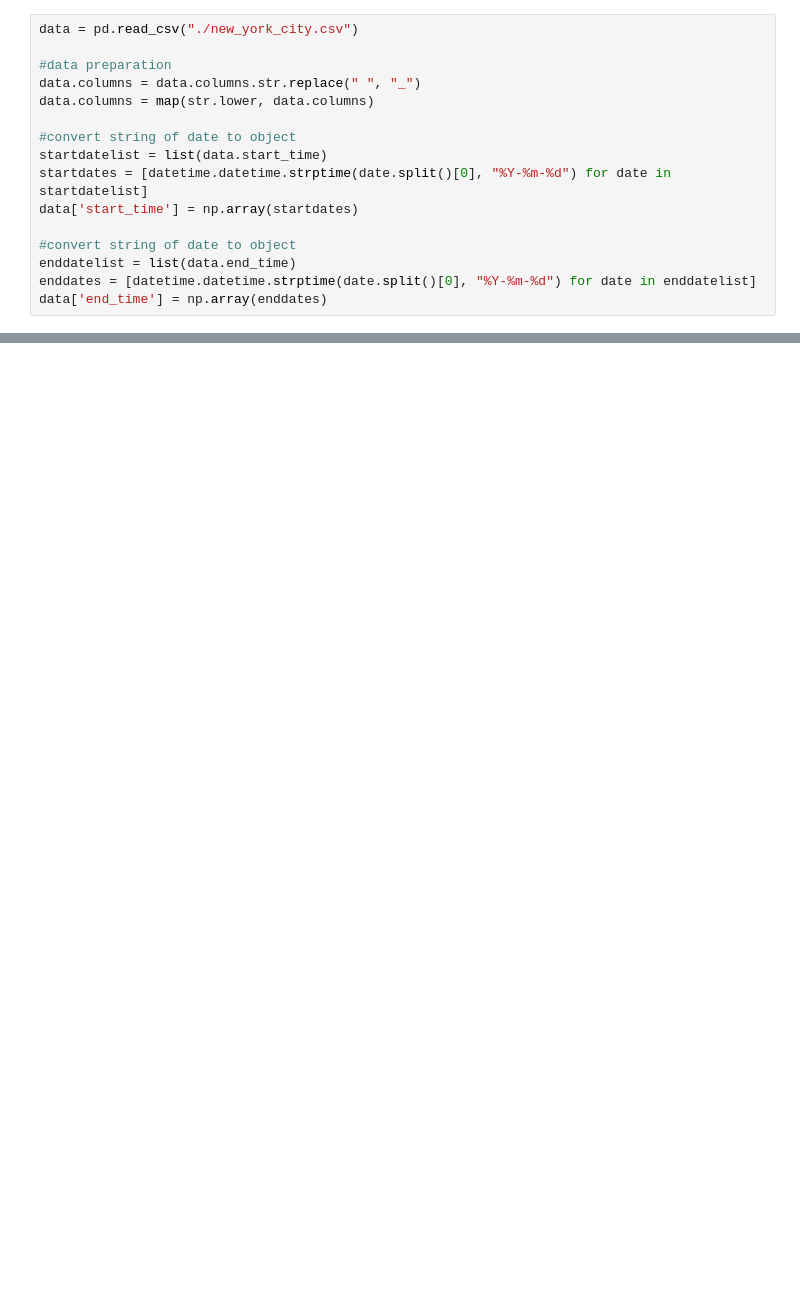
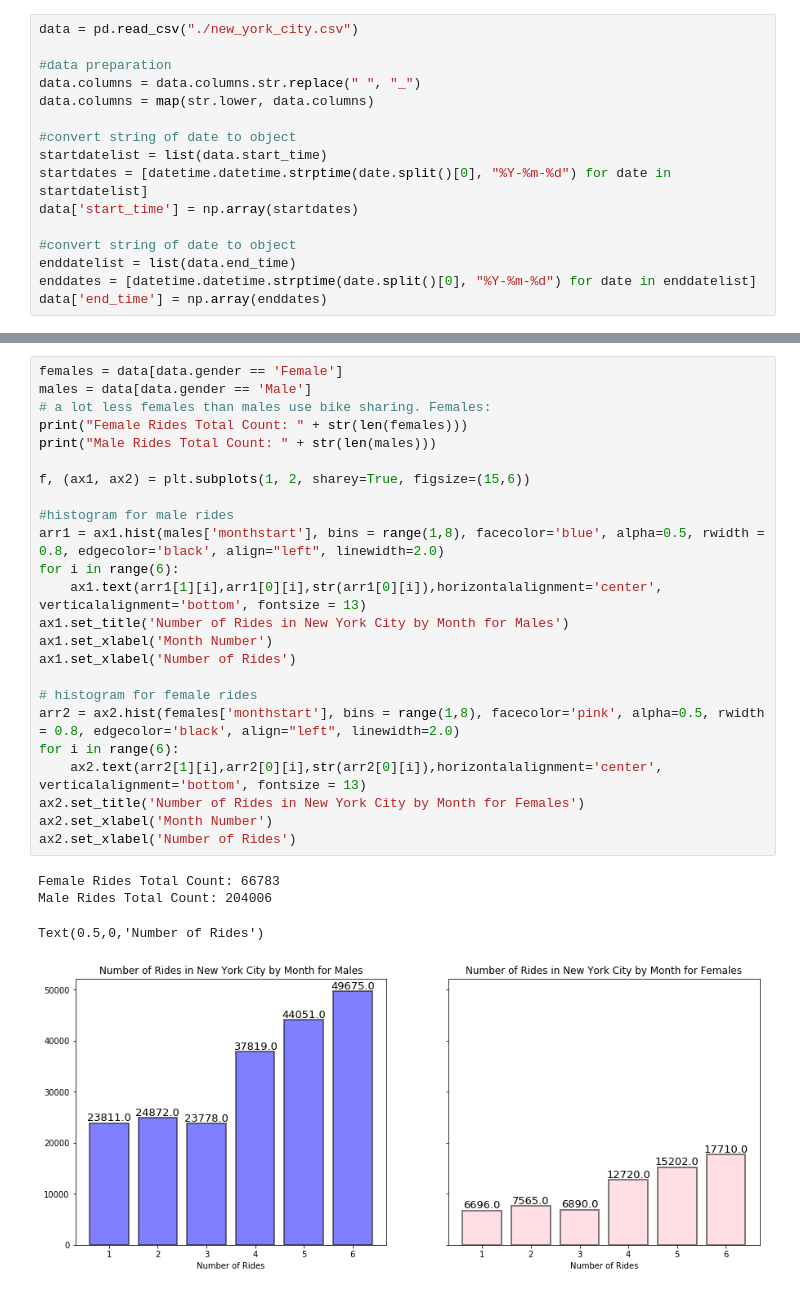
Before and after one commit to jacob-lu/info300final, a Jupyter notebook: Jacob Lu Exploration.ipynb, the cells around one changed output, grey strips where cells are left out. Drawn from its saved outputs; the diff is of its cells as text; blank space fills up the shorter version.

```diff
--- a/Jacob Lu Exploration.ipynb
+++ b/Jacob Lu Exploration.ipynb
@@ -67,0 +41,29 @@ data
+# %%
+females = data[data.gender == 'Female']
+males = data[data.gender == 'Male']
+# a lot less females than males use bike sharing. Females:
+print("Female Rides Total Count: " + str(len(females)))
+print("Male Rides Total Count: " + str(len(males)))
+
+f, (ax1, ax2) = plt.subplots(1, 2, sharey=True, figsize=(15,6))
+
+#histogram for male rides
+arr1 = ax1.hist(males['monthstart'], bins = range(1,8), facecolor='blue', alpha=0.5, rwidth = 0.8, edgecolor='black', align="left", linewidth=2.0)
+for i in range(6):
+    ax1.text(arr1[1][i],arr1[0][i],str(arr1[0][i]),horizontalalignment='center', verticalalignment='bottom', fontsize = 13)
+ax1.set_title('Number of Rides in New York City by Month for Males')
+ax1.set_xlabel('Month Number')
+ax1.set_xlabel('Number of Rides')
+
+# histogram for female rides
+arr2 = ax2.hist(females['monthstart'], bins = range(1,8), facecolor='pink', alpha=0.5, rwidth = 0.8, edgecolor='black', align="left", linewidth=2.0)
+for i in range(6):
+    ax2.text(arr2[1][i],arr2[0][i],str(arr2[0][i]),horizontalalignment='center', verticalalignment='bottom', fontsize = 13)
+ax2.set_title('Number of Rides in New York City by Month for Females')
+ax2.set_xlabel('Month Number')
+ax2.set_xlabel('Number of Rides')
+# %% [output]
+Female Rides Total Count: 66783
+Male Rides Total Count: 204006
+Text(0.5,0,'Number of Rides')
+[figure, added]
```
Also changed, not shown: parts of 8 cells of this notebook.
